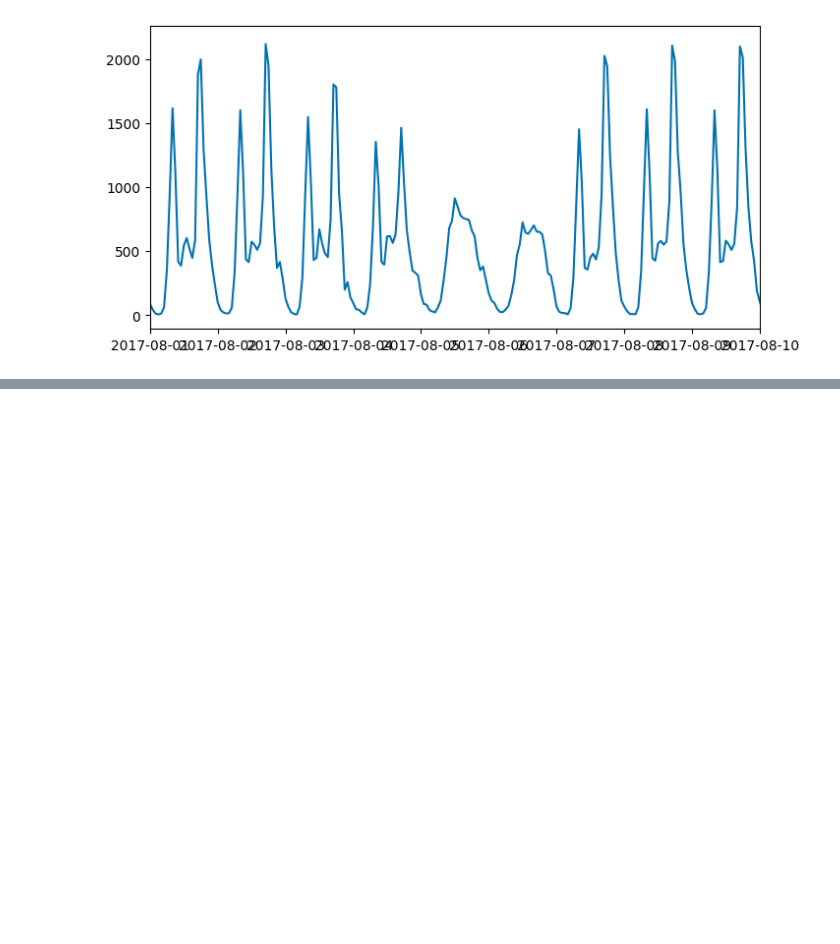
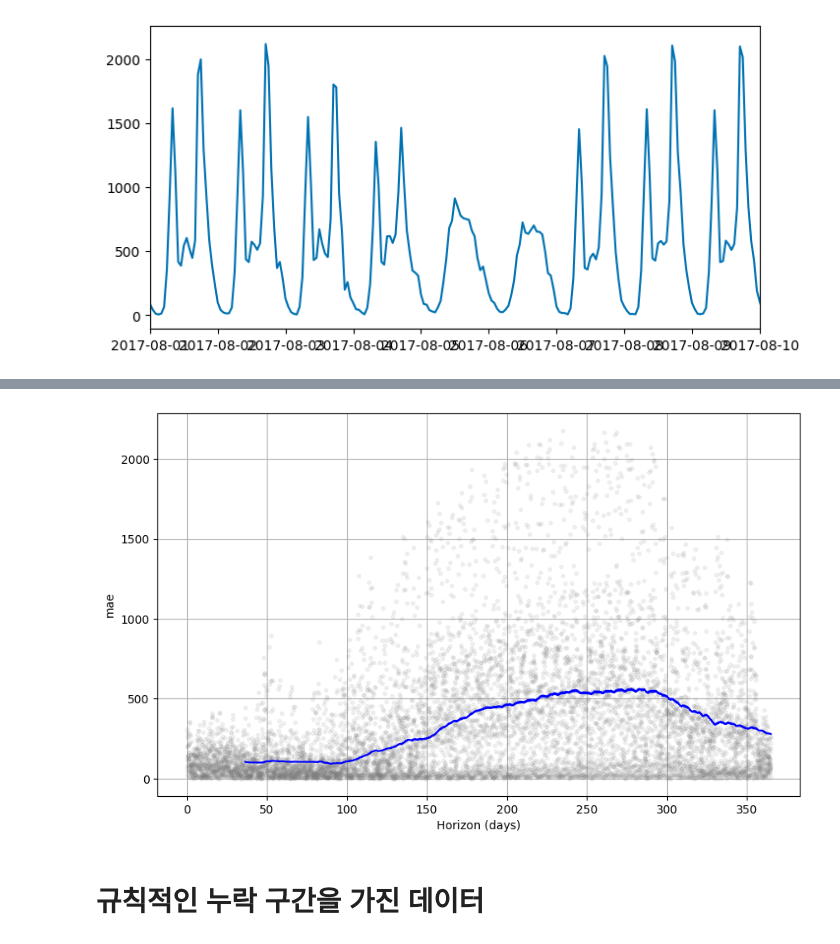
Before and after one commit to hwshin1/Colab_lec, a Jupyter notebook: 20260429_lec.ipynb, the cells around one changed output, grey strips where cells are left out. Drawn from its saved outputs; the diff is of its cells as text; code cells hidden in the pictures; blank space fills up the shorter version.

```diff
--- a/20260429_lec.ipynb
+++ b/20260429_lec.ipynb
@@ -484,0 +502,2 @@ plt.show()
+# %%
+df_cv = cross_validation(model, horizon='365 days')
@@ -484,0 +540,7 @@ plt.show()
+# %%
+plot_cross_validation_metric(df_cv, metric='mae');
+plt.show()
+# %% [output]
+[figure, added]
+# %% [markdown]
+# 규칙적인 누락 구간을 가진 데이터
```
Also changed, not shown: parts of 44 cells of this notebook.
